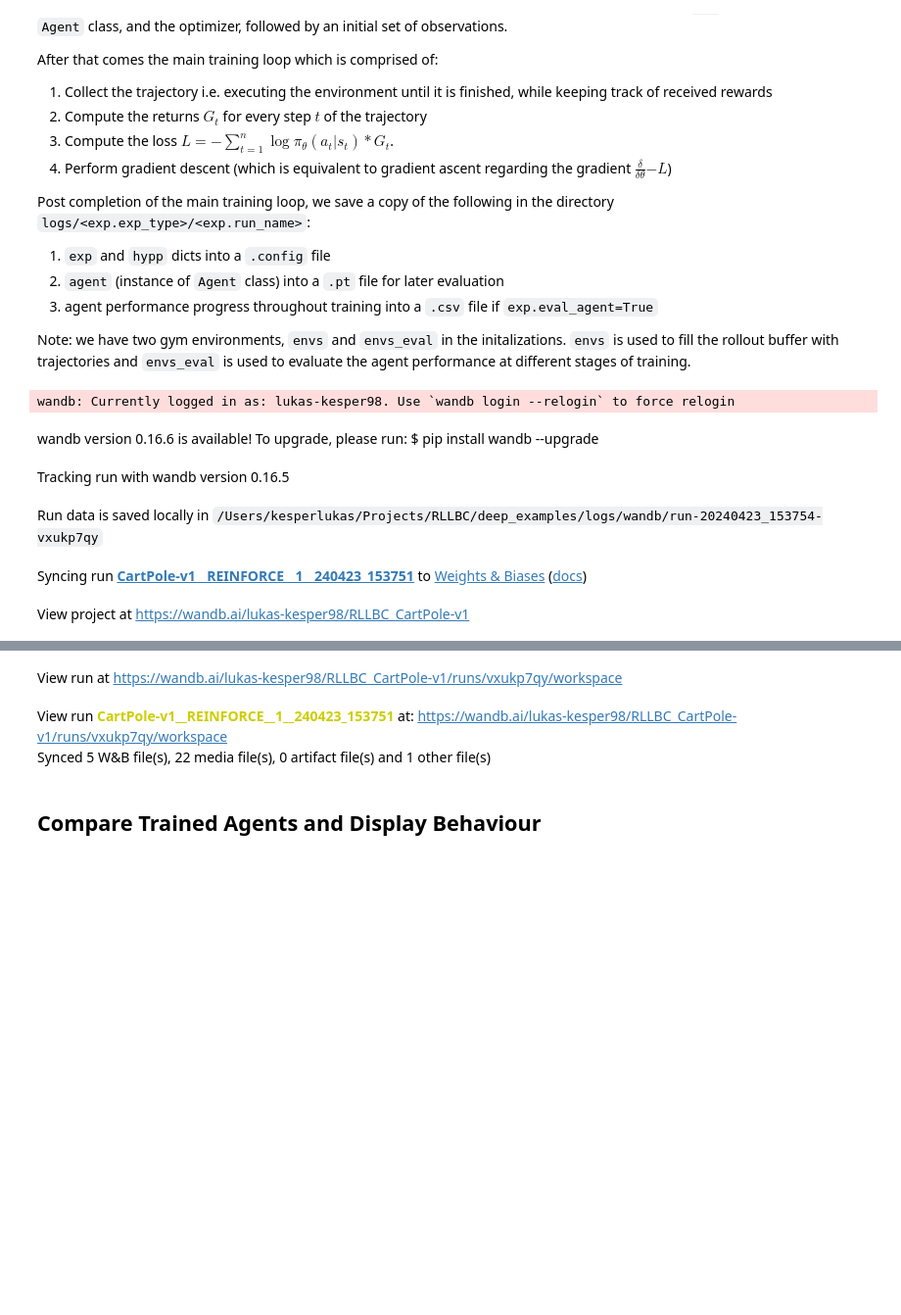
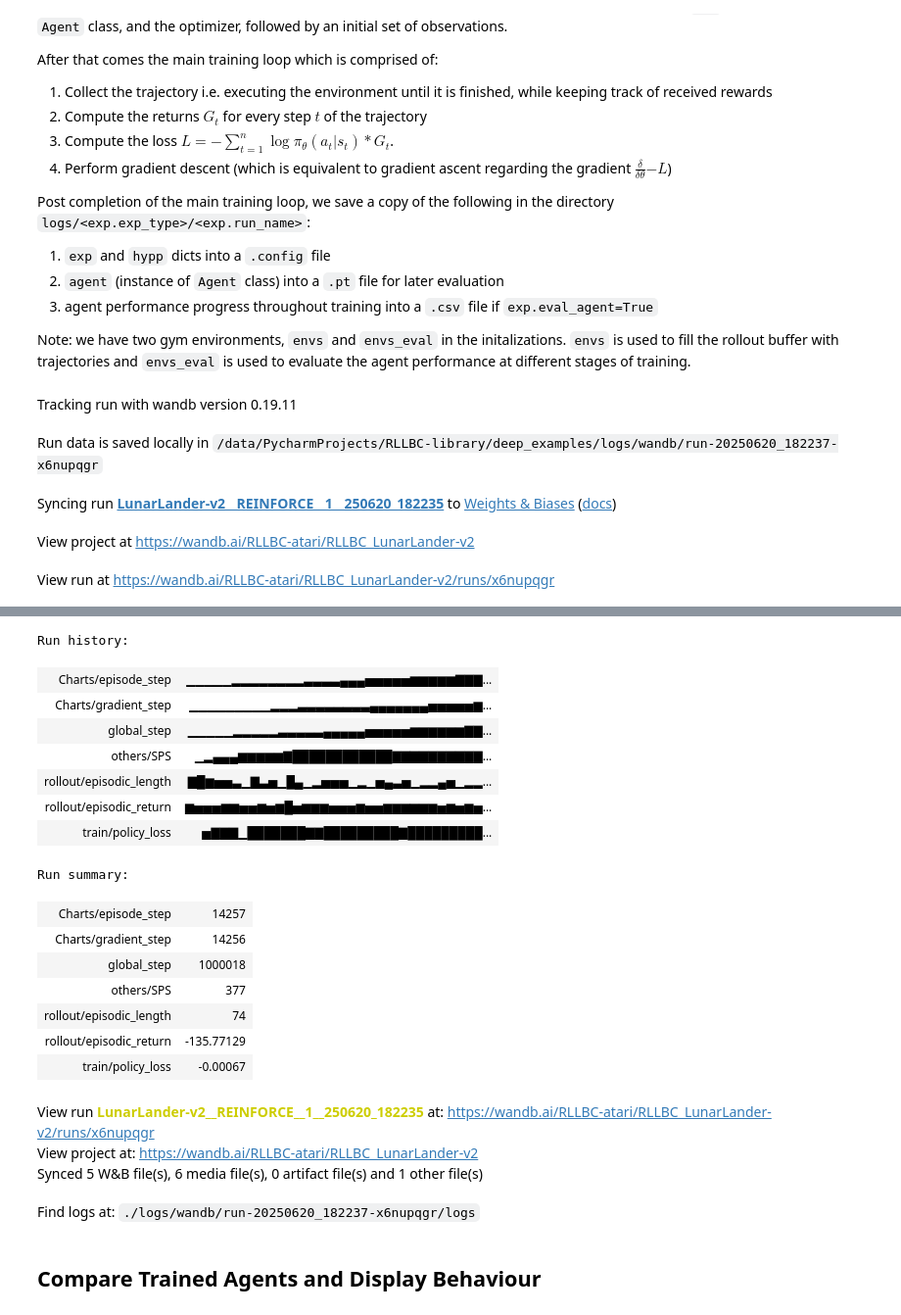
Before and after one commit to Data-Science-in-Mechanical-Engineering/RLLBC, a Jupyter notebook: deep_examples/reinforce.ipynb, the cells around one changed output, grey strips where cells are left out. Shown at 98% size. Cells and saved outputs as stored; diff of their text form; code cells hidden in the pictures; blank space fills up the shorter version.

Commit message:
Modified lr, num_steps and added seed env var.

```diff
--- a/deep_examples/reinforce.ipynb
+++ b/deep_examples/reinforce.ipynb
@@ -61,11 +64,11 @@ This notebook supports gym environments with observation space of type `gym.spac
 exp = edict()
 
 exp.exp_name = 'REINFORCE'  # algorithm name, in this case it should be 'REINFORCE'
-exp.env_id = 'CartPole-v1'  # name of the gym environment to be used in this experiment. Eg: Acrobot-v1, CartPole-v1, MountainCar-v0
+exp.env_id = 'LunarLander-v2'  # name of the gym environment to be used in this experiment. Eg: Acrobot-v1, CartPole-v1, MountainCar-v0
 exp.device = device.type  # save the device type used to load tensors and perform tensor operations
 
 set_random_seed = True  # set random seed for reproducibility of python, numpy and torch
-exp.seed = 1
+exp.seed = os.getenv("SEED", 1)
 
 # name of the project in Weights & Biases (wandb) to which logs are patched. (only if wandb logging is enabled)
 # if the project does not exist in wandb, it will be created automatically
@@ -158,8 +161,8 @@ exp.eval_frequency = 20
 exp.exp_type = None  # directory the run is saved to. Should be None or a string value
 
 # agent training specific parameters and hyperparameters
-hypp.total_timesteps = 200000  # the training duration in number of time steps
-hypp.learning_rate = 3e-4  # the learning rate for the optimizer
+hypp.total_timesteps = 3_000_000  # the training duration in number of time steps
+hypp.learning_rate = 7e-4  # the learning rate for the optimizer
 hypp.gamma = 0.99  # decay factor of future rewards
 # %% [markdown]
 ## Training the Agent
@@ -257,7 +260,7 @@ while global_step < hypp.total_timesteps:
             hf.save_and_log_agent(exp, agent, episode_step, greedy=greedy_evaluation, print_path=False)
 
     # calculate returns
-    returns = torch.zeros(episode_length)
+    returns = torch.zeros(episode_length, device=device)
     for t in reversed(range(episode_length)):
 
         if t == episode_length-1:
@@ -266,7 +269,7 @@ while global_step < hypp.total_timesteps:
             returns[t] = returns[t+1] * hypp.gamma + rewards[t]
 
     # calculate loss from tensors
-    loss = torch.zeros((1,))
+    loss = torch.zeros((1,), device=device)
     for t in range(episode_length):
         loss -= returns[t] * logprobs[t]
 
@@ -313,9 +316,8 @@ if wandb.run is not None:
 
 hf.save_train_config_to_yaml(exp, hypp)
 # %% [output]
-wandb: Currently logged in as: lukas-kesper98. Use `wandb login --relogin` to force relogin
-wandb version 0.16.6 is available! To upgrade, please run: $ pip install wandb --upgrade
+Tracking run with wandb version 0.19.11
-Tracking run with wandb version 0.16.5
+Run data is saved locally in /data/PycharmProjects/RLLBC-library/deep_examples/logs/wandb/run-20250620_182237-x6nupqgr
-Run data is saved locally in /Users/kesperlukas/Projects/RLLBC/deep_examples/logs/wandb/run-20240423_153754-vxukp7qy
+Syncing run LunarLander-v2__REINFORCE__1__250620_182235 to Weights & Biases (docs)
-Syncing run CartPole-v1__REINFORCE__1__240423_153751 to Weights & Biases (docs)
+View project at https://wandb.ai/RLLBC-atari/RLLBC_LunarLander-v2
-View project at https://wandb.ai/lukas-kesper98/RLLBC_CartPole-v1
+View run at https://wandb.ai/RLLBC-atari/RLLBC_LunarLander-v2/runs/x6nupqgr
@@ -322,6 +332,23 @@ View project at https://wandb.ai/lukas-kesper98/RLLBC_CartPole-v1
+Run history:
+| Charts/episode_step | ▁▁▁▁▁▂▂▂▂▂▂▂▂▃▃▃▃▄▄▄▅▅▅▅▅▆▆▆▆▆▇▇▇... |
+| Charts/gradient_step | ▁▁▁▁▁▁▁▁▁▂▂▂▃▃▃▃▃▃▃▃▄▄▄▄▄▄▄▅▅▅▅▅▆... |
+| global_step | ▁▁▁▁▁▂▂▂▂▂▃▃▃▃▃▄▄▄▄▄▅▅▅▅▅▆▆▆▆▆▆▇▇... |
+| others/SPS | ▁▂▄▄▄▆▆▆▆▆▇████████████▇▇▇▇▇▇▇▇▇▇... |
+| rollout/episodic_length | ▇█▆▅▅▃▁▇▃▅▁█▄▁▂▅▅▅▁▂▁▅▄▃▅▁▂▂▄▅▁▂▂... |
+| rollout/episodic_return | ▆▅▅▅▆▆▅▅▆▅▆█▅▆▆▆▅▅▅▆▅▅▆▆▆▆▆▆▅▆▅▆▅... |
+| train/policy_loss | ▅▇▇▇▁███████▇▇█████████▇█████████... |
+Run summary:
+| Charts/episode_step | 14257 |
+| Charts/gradient_step | 14256 |
+| global_step | 1000018 |
+| others/SPS | 377 |
+| rollout/episodic_length | 74 |
+| rollout/episodic_return | -135.77129 |
+| train/policy_loss | -0.00067 |
-View run at https://wandb.ai/lukas-kesper98/RLLBC_CartPole-v1/runs/vxukp7qy/workspace
+View run LunarLander-v2__REINFORCE__1__250620_182235 at: https://wandb.ai/RLLBC-atari/RLLBC_LunarLander-v2/runs/x6nupqgr
+View project at: https://wandb.ai/RLLBC-atari/RLLBC_LunarLander-v2
+Synced 5 W&B file(s), 6 media file(s), 0 artifact file(s) and 1 other file(s)
-View run CartPole-v1__REINFORCE__1__240423_153751 at: https://wandb.ai/lukas-kesper98/RLLBC_CartPole-v1/runs/vxukp7qy/workspace
-Synced 5 W&B file(s), 22 media file(s), 0 artifact file(s) and 1 other file(s)
+Find logs at: ./logs/wandb/run-20250620_182237-x6nupqgr/logs
 # %% [markdown]
 ## Compare Trained Agents and Display Behaviour
 # %% [markdown]
```
Also changed, not shown: parts of 3 cells of this notebook, 2 other files.
